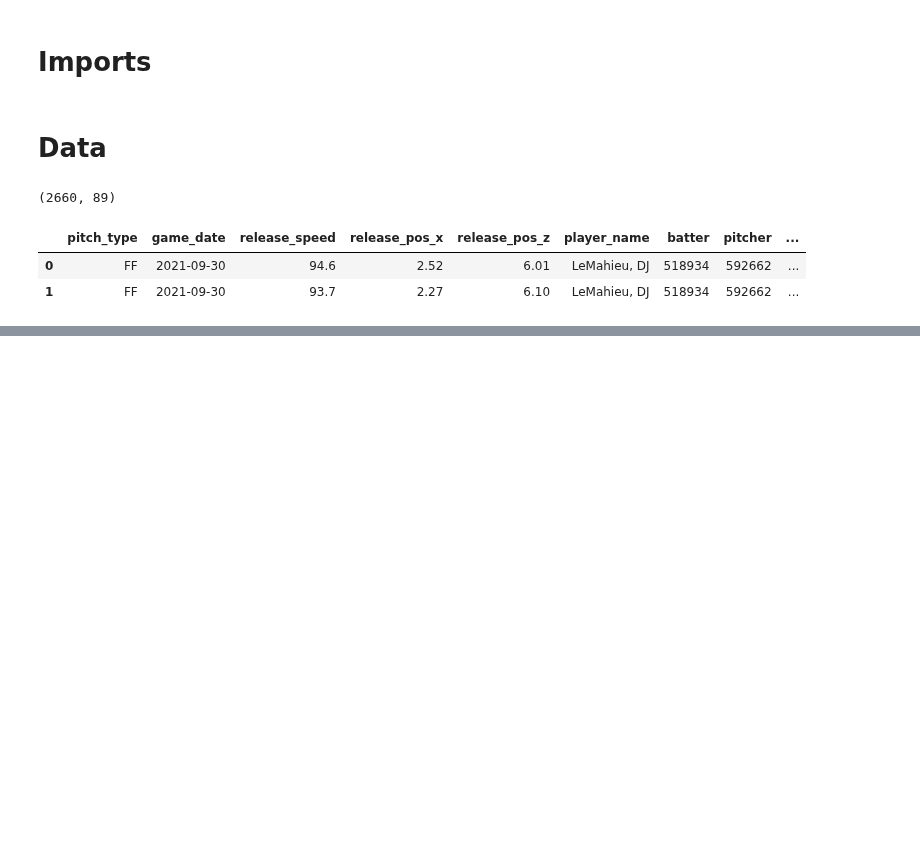
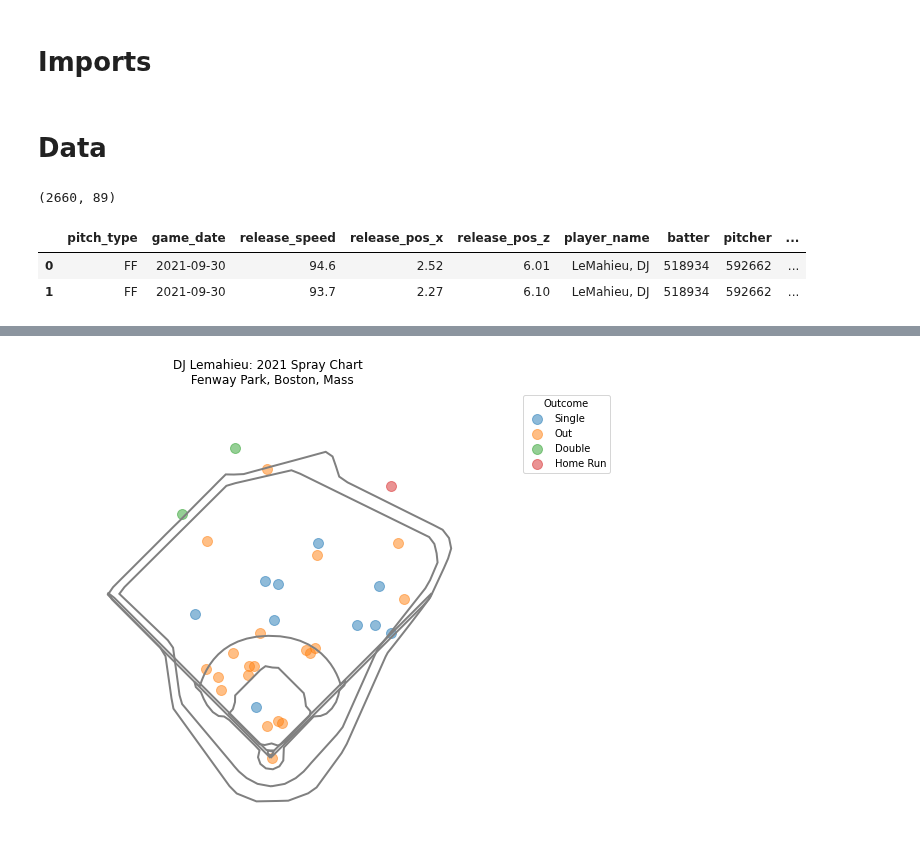
Before and after one commit to anthonyzurke/player-analysis, a Jupyter notebook: hitters/lemahieu-scoutingreport.ipynb, the cells around one changed output, grey strips where cells are left out. Drawn from its saved outputs; the diff is of its cells as text; code cells hidden in the pictures; blank space fills up the shorter version.

```diff
--- a/hitters/lemahieu-scoutingreport.ipynb
+++ b/hitters/lemahieu-scoutingreport.ipynb
@@ -28,0 +114,6 @@ lemahieu.head(2)
+# %%
+spray_data = lemahieu[lemahieu['home_team'] == 'BOS']
+spray_data = spray_data.loc[spray_data['events'] != 'double_play']
+spraychart(spray_data, 'red_sox', title = 'DJ Lemahieu: 2021 Spray Chart \n Fenway Park, Boston, Mass');
+# %% [output]
+[figure, added]
```
Also changed, not shown: parts of 11 cells of this notebook, 2 other files.
